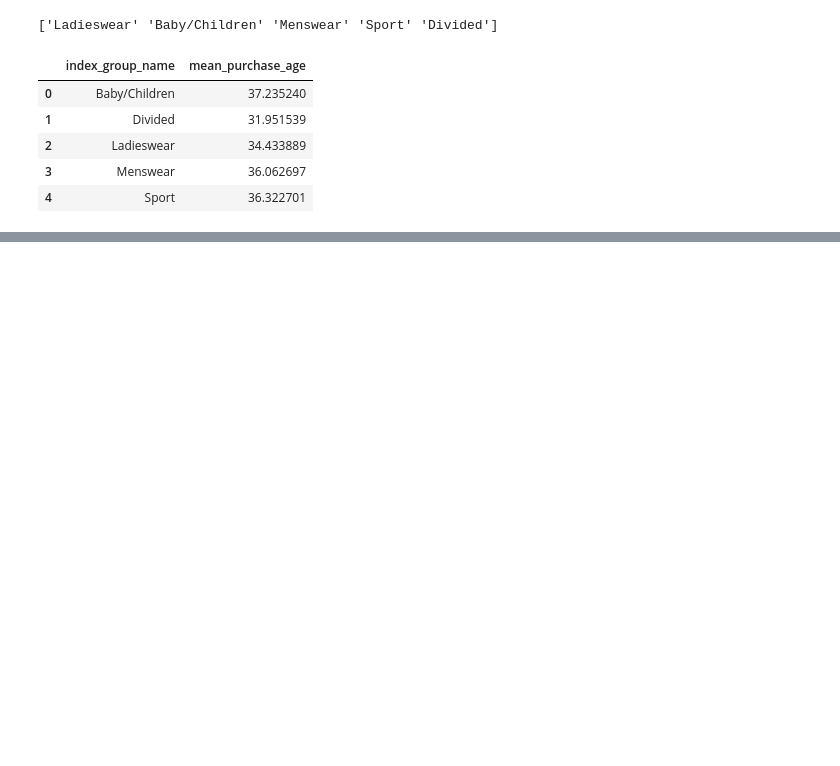
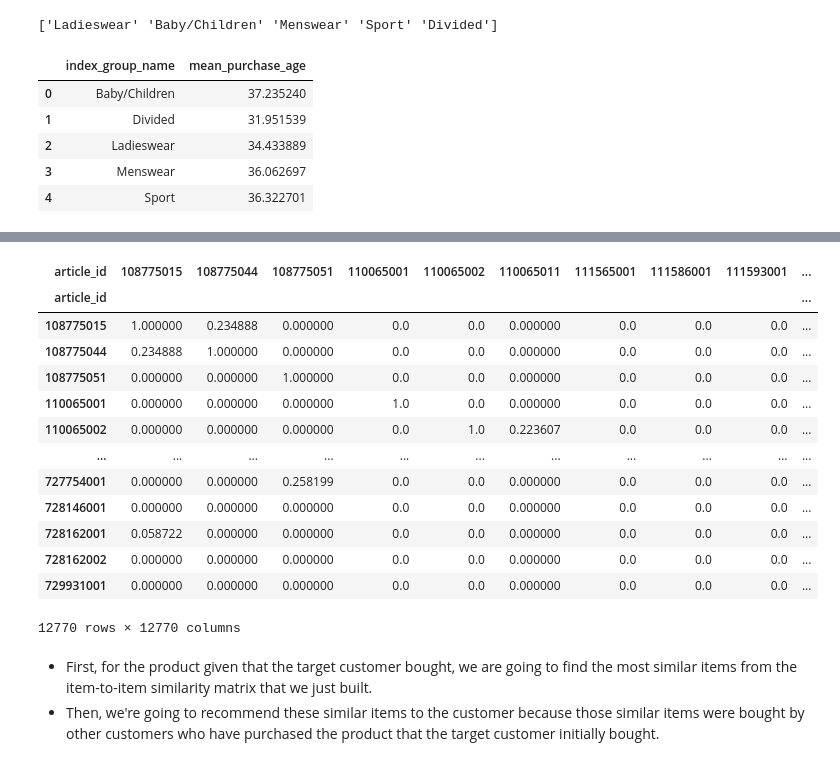
Before and after one commit to nraffa/H-M-Personalized-Fashion-Recommendations, a Jupyter notebook: EDA_Modeling.ipynb, the cells around one changed output, grey strips where cells are left out. Cells and saved outputs as stored; diff of their text form; code cells hidden in the pictures; blank space fills up the shorter version.

```diff
--- a/EDA_Modeling.ipynb
+++ b/EDA_Modeling.ipynb
@@ -494,0 +489,25 @@ for article in cluster_articles['article_id']:
+# %%
+item_item_sim_matrix.columns = customer_item_matrix.T.index
+
+item_item_sim_matrix['article_id'] = customer_item_matrix.T.index
+item_item_sim_matrix = item_item_sim_matrix.set_index('article_id')
+# %%
+item_item_sim_matrix
+# %% [output]
+| article_id | 108775015 | 108775044 | 108775051 | 110065001 | 110065002 | 110065011 | 111565001 | 111586001 | 111593001 | ... |
+| article_id |  |  |  |  |  |  |  |  |  | ... |
+| 108775015 | 1.000000 | 0.234888 | 0.000000 | 0.0 | 0.0 | 0.000000 | 0.0 | 0.0 | 0.0 | ... |
+| 108775044 | 0.234888 | 1.000000 | 0.000000 | 0.0 | 0.0 | 0.000000 | 0.0 | 0.0 | 0.0 | ... |
+| 108775051 | 0.000000 | 0.000000 | 1.000000 | 0.0 | 0.0 | 0.000000 | 0.0 | 0.0 | 0.0 | ... |
+| 110065001 | 0.000000 | 0.000000 | 0.000000 | 1.0 | 0.0 | 0.000000 | 0.0 | 0.0 | 0.0 | ... |
+| 110065002 | 0.000000 | 0.000000 | 0.000000 | 0.0 | 1.0 | 0.223607 | 0.0 | 0.0 | 0.0 | ... |
+| ... | ... | ... | ... | ... | ... | ... | ... | ... | ... | ... |
+| 727754001 | 0.000000 | 0.000000 | 0.258199 | 0.0 | 0.0 | 0.000000 | 0.0 | 0.0 | 0.0 | ... |
+| 728146001 | 0.000000 | 0.000000 | 0.000000 | 0.0 | 0.0 | 0.000000 | 0.0 | 0.0 | 0.0 | ... |
+| 728162001 | 0.058722 | 0.000000 | 0.000000 | 0.0 | 0.0 | 0.000000 | 0.0 | 0.0 | 0.0 | ... |
+| 728162002 | 0.000000 | 0.000000 | 0.000000 | 0.0 | 0.0 | 0.000000 | 0.0 | 0.0 | 0.0 | ... |
+| 729931001 | 0.000000 | 0.000000 | 0.000000 | 0.0 | 0.0 | 0.000000 | 0.0 | 0.0 | 0.0 | ... |
+12770 rows × 12770 columns
+# %% [markdown]
+- First, for the product given that the target customer bought, we are going to find the most similar items from the item-to-item similarity matrix that we just built.
+- Then, we're going to recommend these similar items to the customer because those similar items were bought by other customers who have purchased the product that the target customer initially bought.
```
Also changed, not shown: parts of 24 cells of this notebook.
